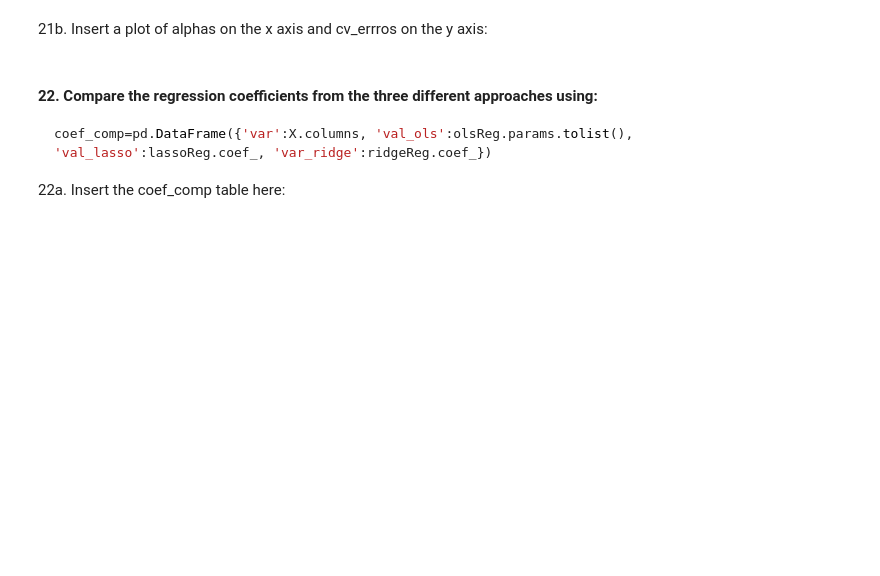
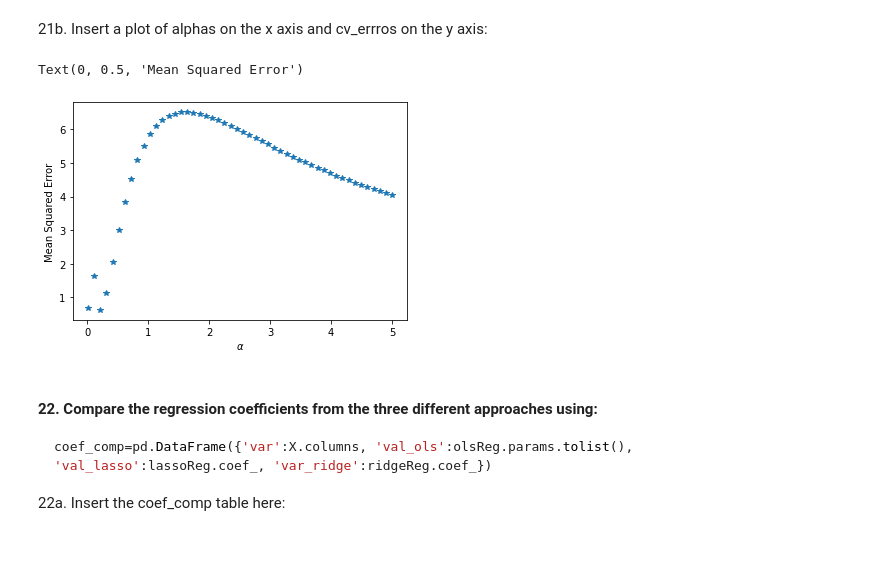
Before and after one commit to nadyatan21/ECON1620-Spring2024, a Jupyter notebook: HW2/HW2_2024.ipynb, the cells around one changed output. Cells and saved outputs as stored; diff of their text form; code cells hidden in the pictures; blank space fills up the shorter version.

````diff
--- a/HW2/HW2_2024.ipynb
+++ b/HW2/HW2_2024.ipynb
@@ -574,7 +598,13 @@ Answer here:
 # %% [markdown]
 21b. Insert a plot of alphas on the x axis and cv_errros on the y axis:
 # %%
-# Write the code you need (if any) to answer the questions above
+# Plot the MSE against the values of alphas
+plt.plot(alphas, cv_errs, '*')
+plt.xlabel(r'$\alpha$')
+plt.ylabel('Mean Squared Error')
+# %% [output]
+Text(0, 0.5, 'Mean Squared Error')
+[figure, added]
 # %% [markdown]
 #### 22. Compare the regression coefficients from the three different approaches using:
 ``` python
````
Also changed, not shown: parts of 27 cells of this notebook.
